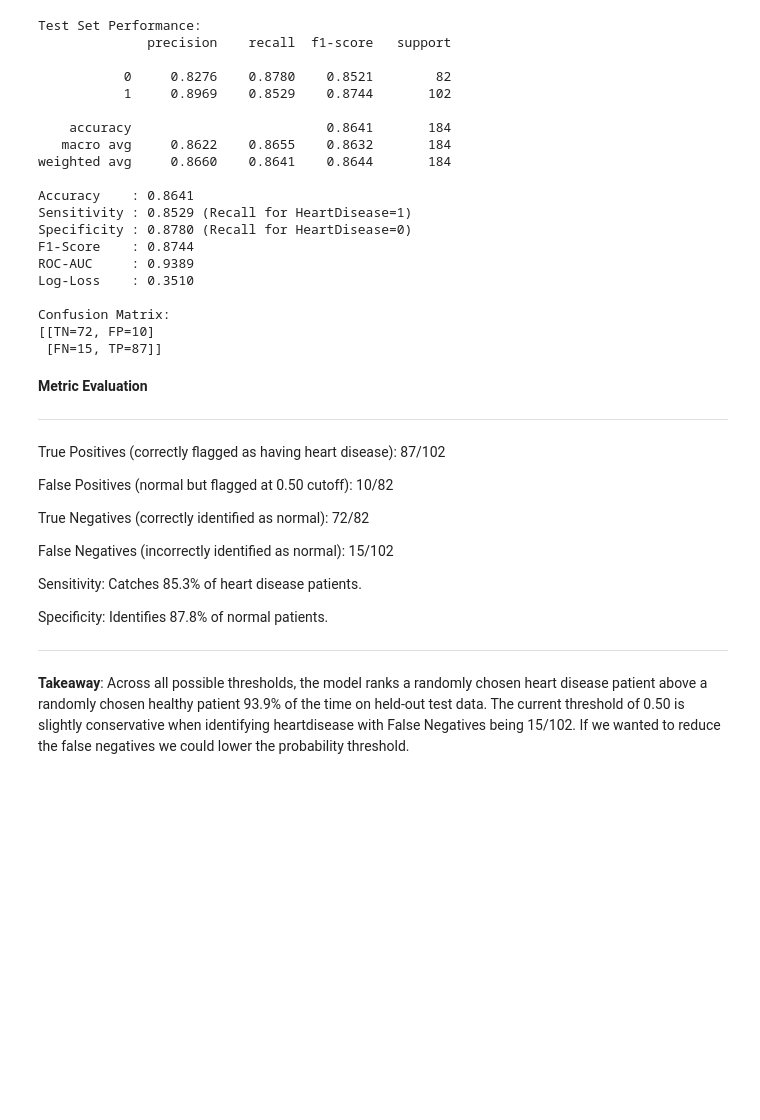
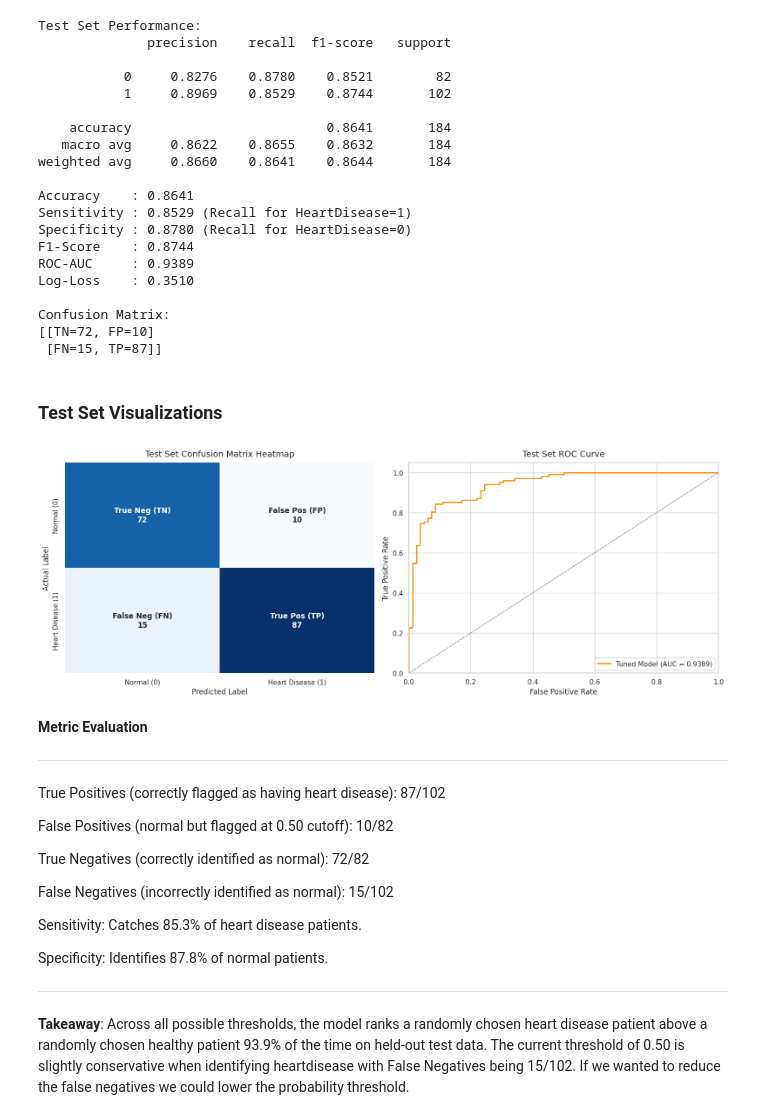
Before and after one commit to akaplin23/ECS171-Project, a Jupyter notebook: logistic_regression_baseline.ipynb, the cells around one changed output. Cells and saved outputs as stored; diff of their text form; code cells hidden in the pictures; blank space fills up the shorter version.

Commit message:
added confusion matrix and ROC curve visualizations

```diff
--- a/logistic_regression_baseline.ipynb
+++ b/logistic_regression_baseline.ipynb
@@ -197,6 +197,46 @@ Log-Loss    : 0.3510
 Confusion Matrix:
 [[TN=72, FP=10]
  [FN=15, TP=87]]
+# %% [markdown]
+### **Test Set Visualizations**
+# %%
+import matplotlib.pyplot as plt
+import seaborn as sns
+from sklearn.metrics import confusion_matrix, roc_curve, auc
+
+sns.set_theme(style="whitegrid")
+fig, axes = plt.subplots(1, 2, figsize=(16, 6))
+
+# test set confusion matrix
+cm = confusion_matrix(y_test, test_preds)
+cm_labels = np.array([["True Neg (TN)\n" + str(tn), "False Pos (FP)\n" + str(fp)],
+                      ["False Neg (FN)\n" + str(fn), "True Pos (TP)\n" + str(tp)]])
+
+sns.heatmap(cm, annot=cm_labels, fmt="", cmap="Blues", cbar=False, ax=axes[0],
+            xticklabels=["Normal (0)", "Heart Disease (1)"],
+            yticklabels=["Normal (0)", "Heart Disease (1)"],
+            annot_kws={"size": 12, "weight": "bold"})
+axes[0].set_title("Test Set Confusion Matrix Heatmap", fontsize=14, pad=10)
+axes[0].set_ylabel("Actual Label", fontsize=12)
+axes[0].set_xlabel("Predicted Label", fontsize=12)
+
+# test set ROC curve
+fpr, tpr, _ = roc_curve(y_test, test_probs)
+roc_auc = auc(fpr, tpr)
+
+axes[1].plot(fpr, tpr, color='darkorange', lw=2, label=f'Tuned Model (AUC = {roc_auc:.4f})')
+axes[1].plot([0, 1], [0, 1], color='gray', lw=1, linestyle='--')
+axes[1].set_xlim([0.0, 1.0])
+axes[1].set_ylim([0.0, 1.05])
+axes[1].set_xlabel('False Positive Rate', fontsize=12)
+axes[1].set_ylabel('True Positive Rate', fontsize=12)
+axes[1].set_title('Test Set ROC Curve', fontsize=14, pad=10)
+axes[1].legend(loc="lower right", fontsize=11)
+
+plt.tight_layout()
+plt.show()
+# %% [output]
+[figure, added]
 # %% [markdown]
 **Metric Evaluation**
 
```
Also changed, not shown: parts of 2 cells of this notebook.
